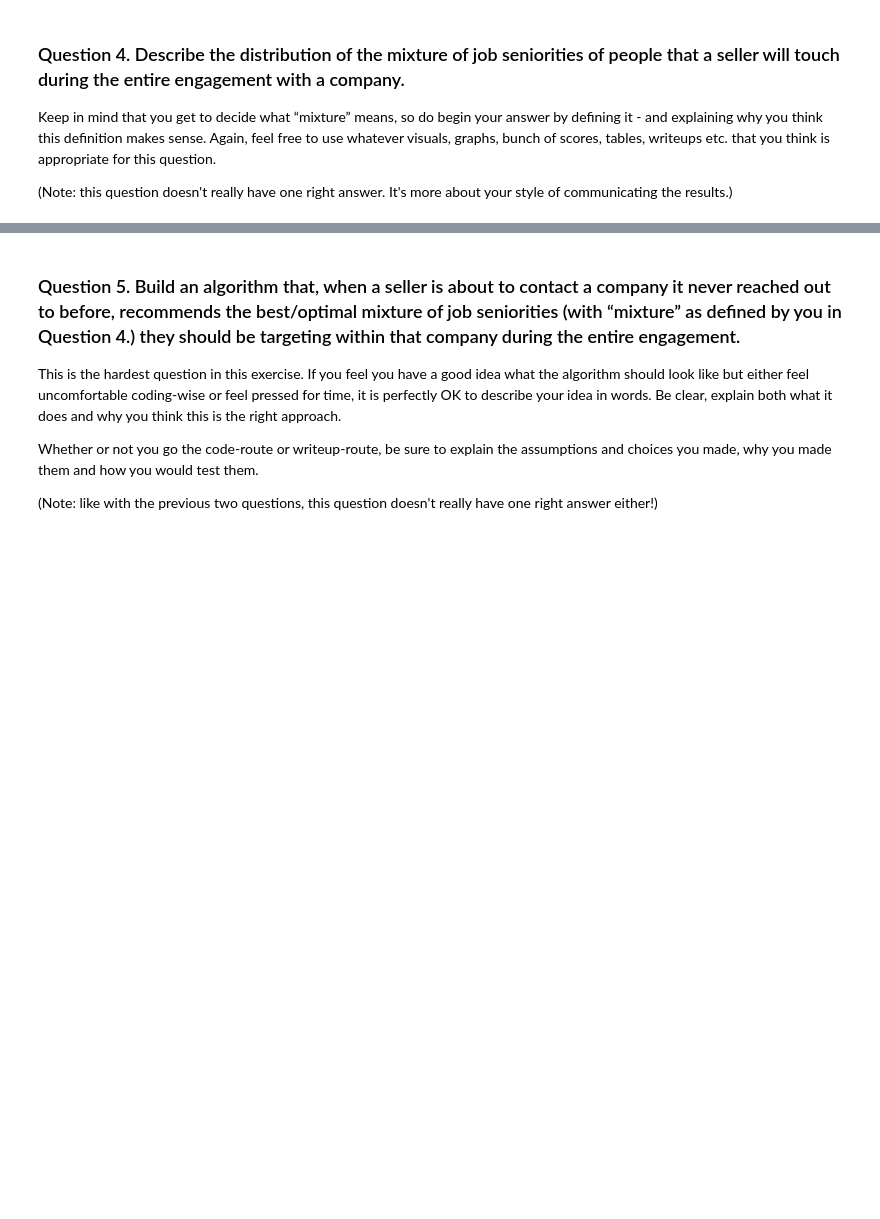
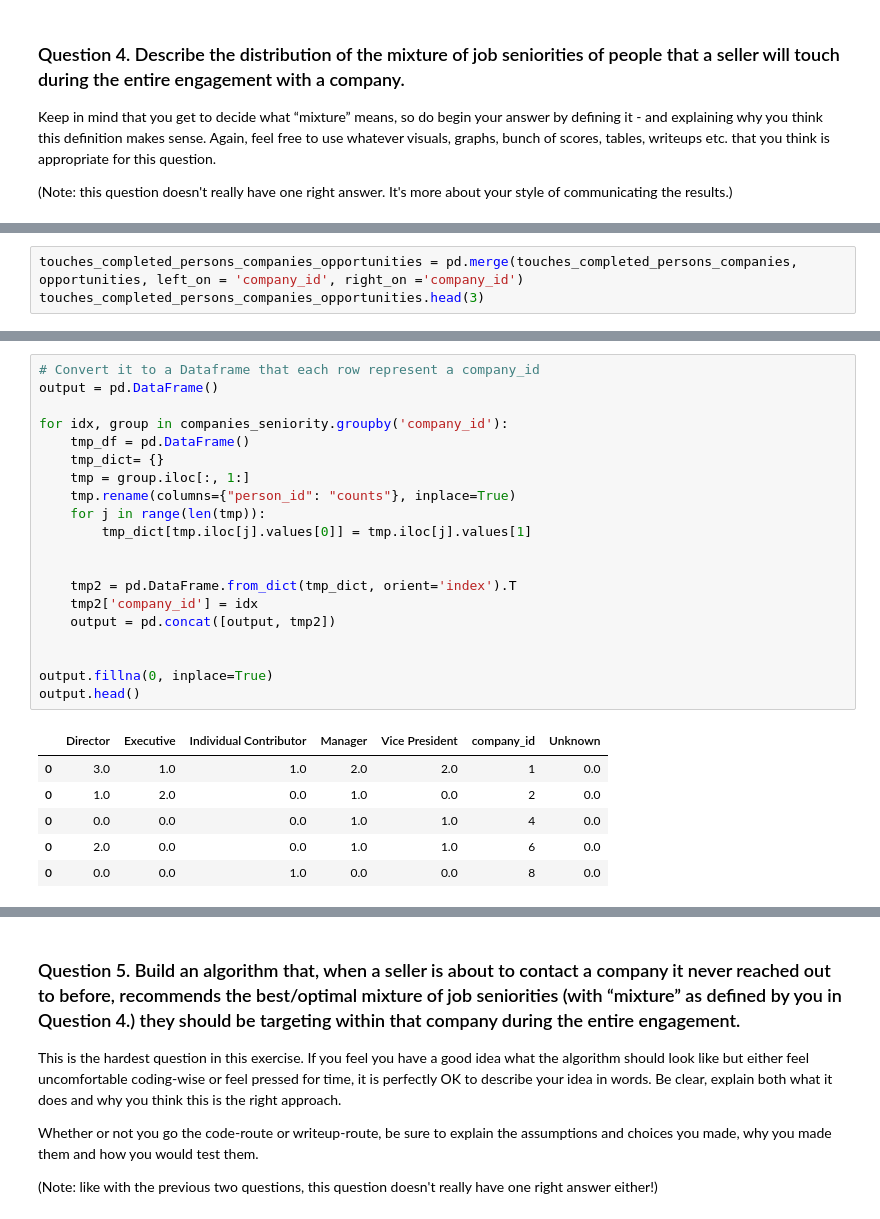
Before and after one commit to utcsox/DataScienceProjects, a Jupyter notebook: notebooks/exercise.ipynb, the cells around one changed output, grey strips where cells are left out. Saved outputs shown, nothing was run; the diff lists cells and outputs as text; blank space fills up the shorter version.

```diff
--- a/notebooks/exercise.ipynb
+++ b/notebooks/exercise.ipynb
@@ -106,0 +129,3 @@ Keep in mind that you get to decide what “mixture” means, so do begin your a
+# %%
+touches_completed_persons_companies_opportunities = pd.merge(touches_completed_persons_companies, opportunities, left_on = 'company_id', right_on ='company_id')
+touches_completed_persons_companies_opportunities.head(3)
@@ -106,0 +153,27 @@ Keep in mind that you get to decide what “mixture” means, so do begin your a
+# %%
+# Convert it to a Dataframe that each row represent a company_id
+output = pd.DataFrame()
+
+for idx, group in companies_seniority.groupby('company_id'):
+    tmp_df = pd.DataFrame()
+    tmp_dict= {}
+    tmp = group.iloc[:, 1:]
+    tmp.rename(columns={"person_id": "counts"}, inplace=True)
+    for j in range(len(tmp)):
+        tmp_dict[tmp.iloc[j].values[0]] = tmp.iloc[j].values[1]
+
+
+    tmp2 = pd.DataFrame.from_dict(tmp_dict, orient='index').T
+    tmp2['company_id'] = idx
+    output = pd.concat([output, tmp2])
+
+
+output.fillna(0, inplace=True)
+output.head()
+# %% [output]
+|  | Director | Executive | Individual Contributor | Manager | Vice President | company_id | Unknown |
+| 0 | 3.0 | 1.0 | 1.0 | 2.0 | 2.0 | 1 | 0.0 |
+| 0 | 1.0 | 2.0 | 0.0 | 1.0 | 0.0 | 2 | 0.0 |
+| 0 | 0.0 | 0.0 | 0.0 | 1.0 | 1.0 | 4 | 0.0 |
+| 0 | 2.0 | 0.0 | 0.0 | 1.0 | 1.0 | 6 | 0.0 |
+| 0 | 0.0 | 0.0 | 1.0 | 0.0 | 0.0 | 8 | 0.0 |
```
Also changed, not shown: parts of 23 cells of this notebook, 1 other file.
